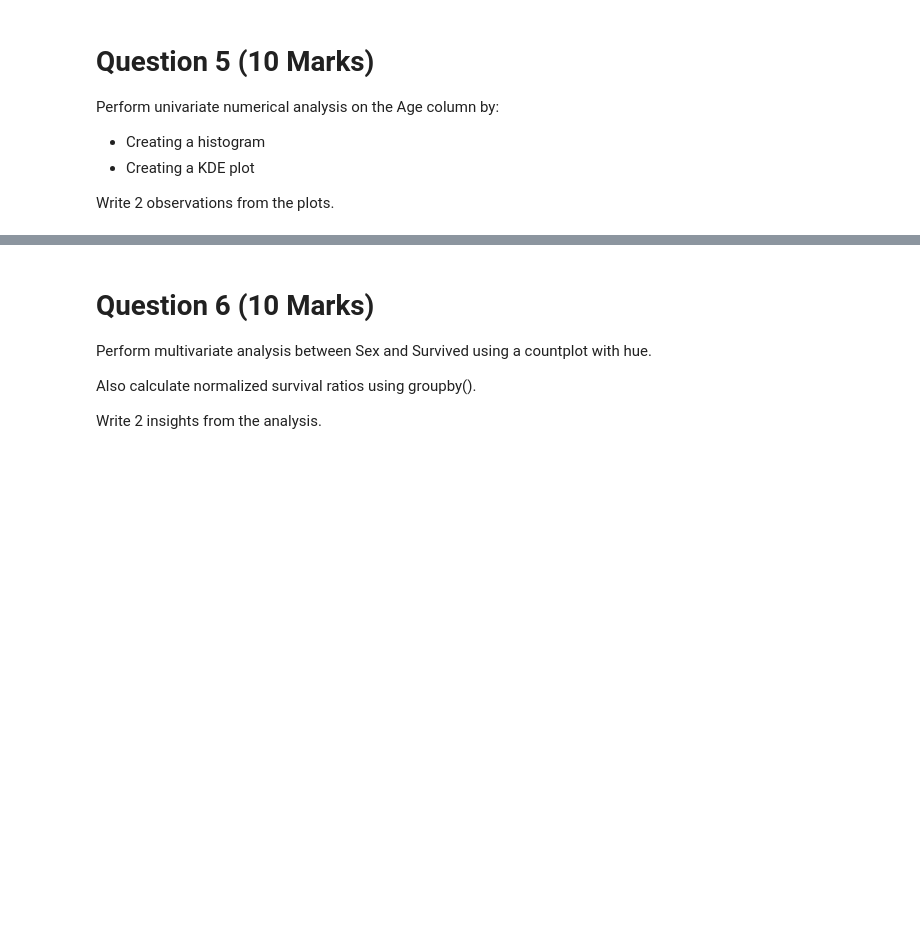
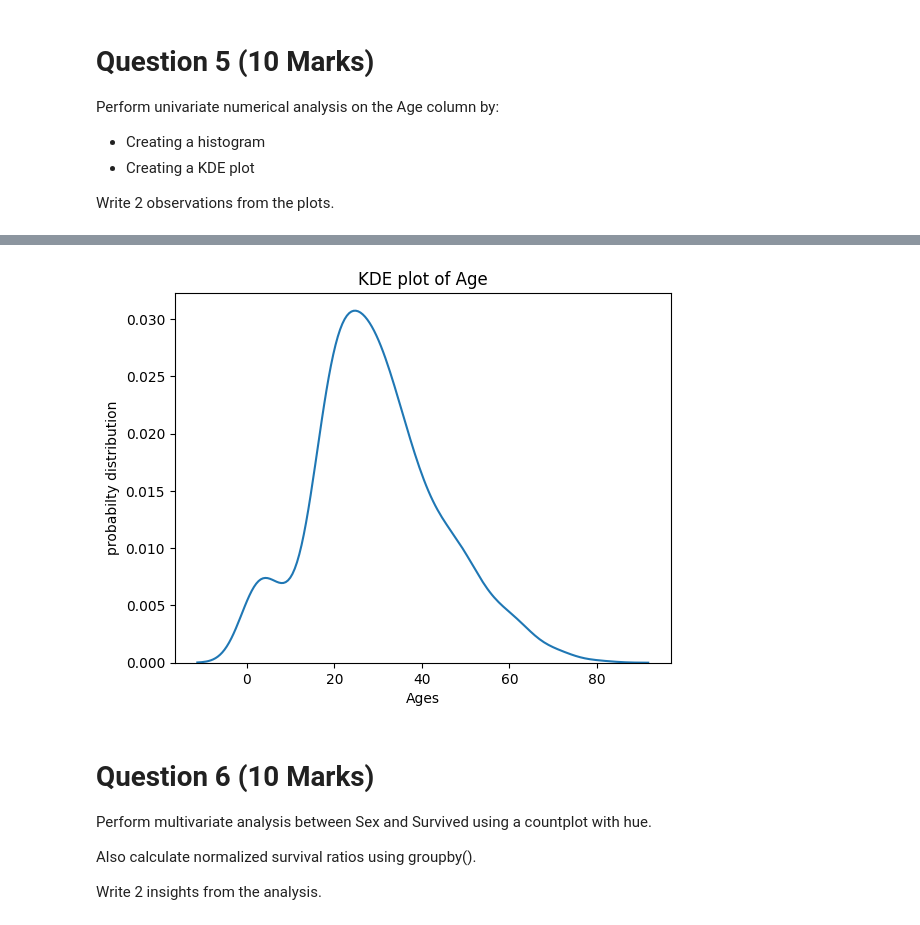
Before and after one commit to Radiat09/colab, a Jupyter notebook: ML_Assignment_01_ans.ipynb, the cells around one changed output, grey strips where cells are left out. Saved outputs shown, nothing was run; the diff lists cells and outputs as text; code cells hidden in the pictures; blank space fills up the shorter version.

```diff
--- a/ML_Assignment_01_ans.ipynb
+++ b/ML_Assignment_01_ans.ipynb
@@ -172,3 +184,14 @@ Write 2 observations from the plots.
+# %%
+# Creating a KDE plot
+
+sns.kdeplot(df['Age'])
+plt.title('KDE plot of Age')
+plt.xlabel('Ages')
+plt.ylabel('probabilty distribution')
+
+plt.show()
+# %% [output]
+[figure, added]
 # %% [markdown]
 # Question 6 (10 Marks)
 Perform multivariate analysis between Sex and Survived using a countplot with hue.
```
Also changed, not shown: parts of 1 cell of this notebook.
